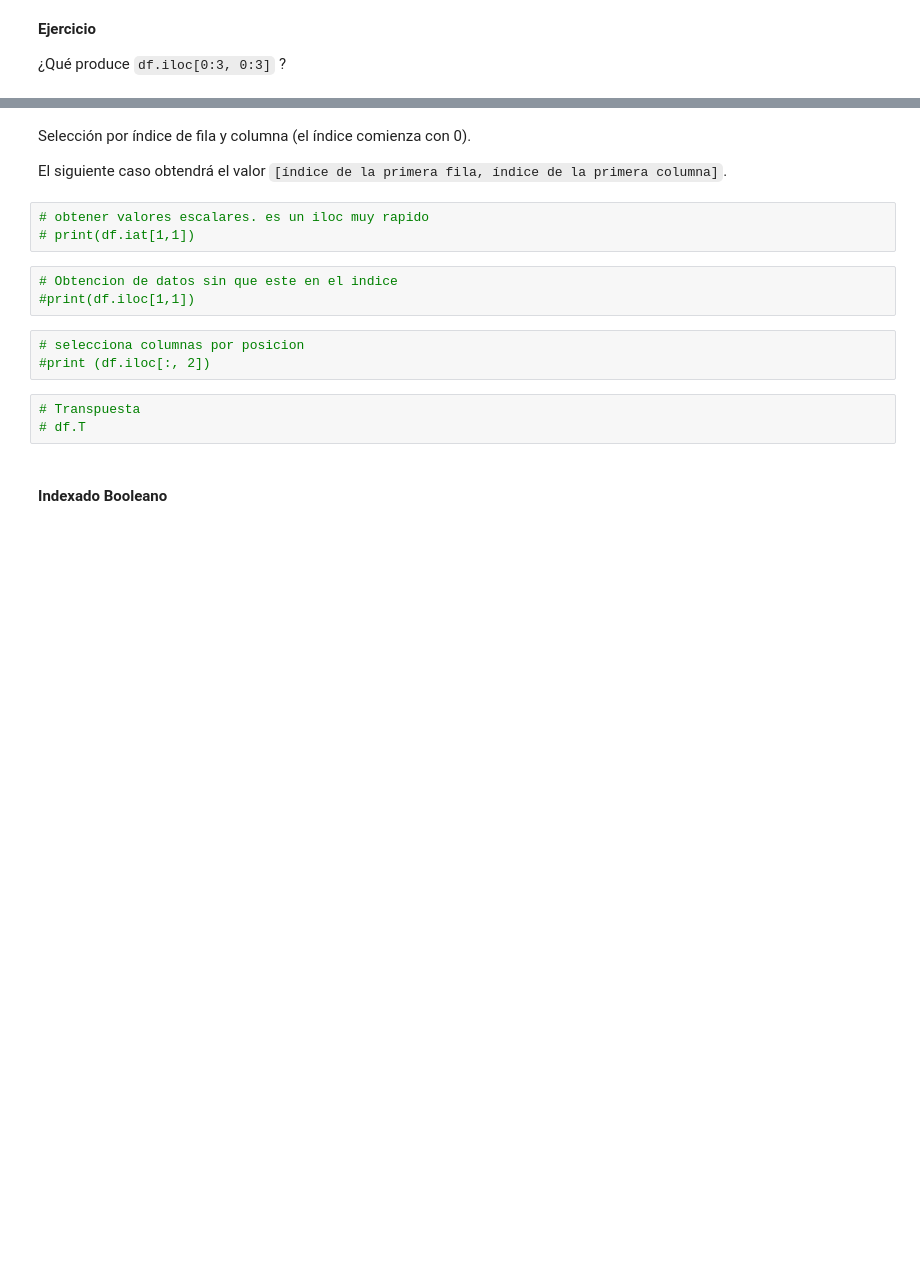
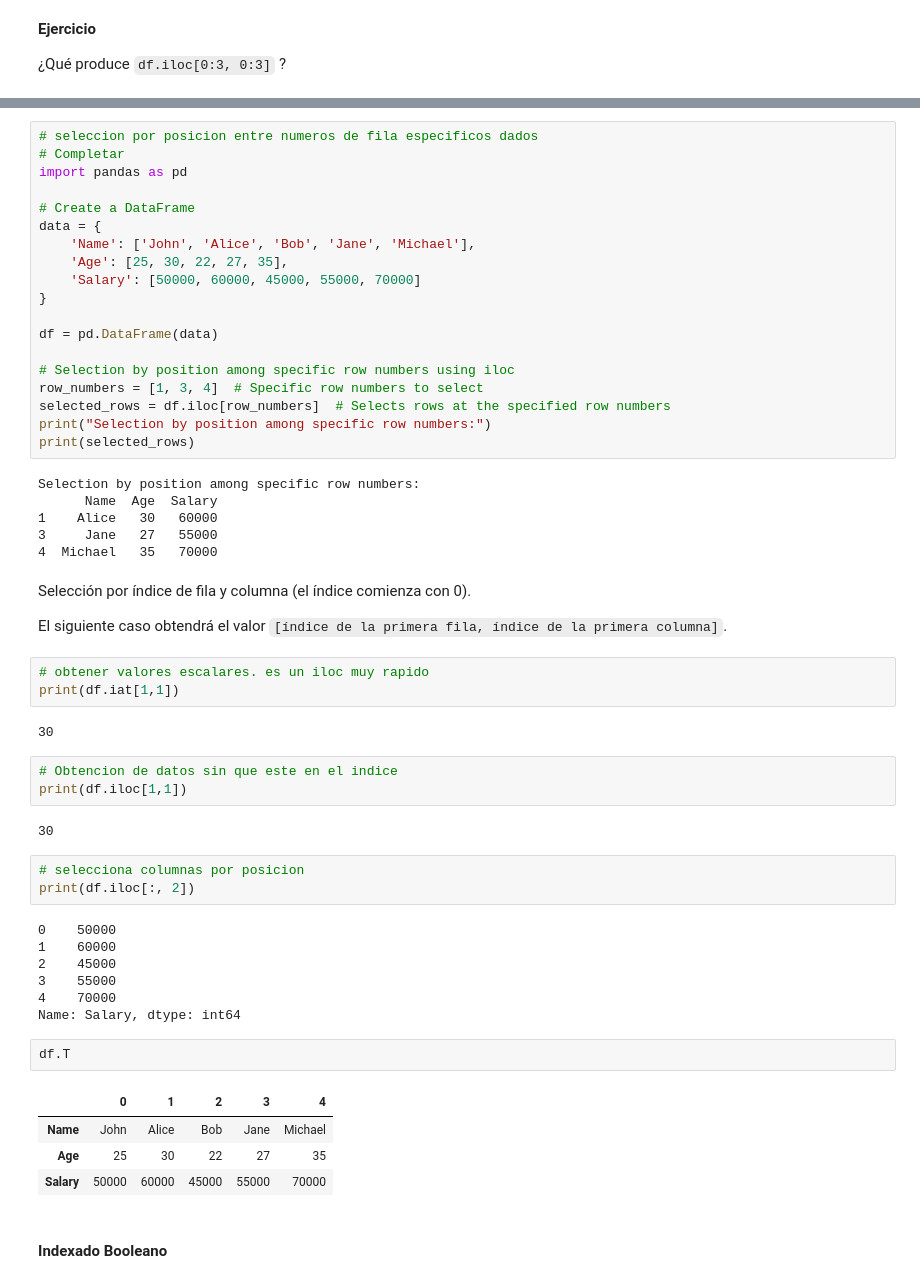
Before and after one commit to Josema1304/C8280, a Jupyter notebook: Pandas.ipynb, the cells around one changed output, grey strips where cells are left out. Saved outputs shown, nothing was run; the diff lists cells and outputs as text; blank space fills up the shorter version.

```diff
--- a/Pandas.ipynb
+++ b/Pandas.ipynb
@@ -301,18 +514,58 @@ Selección diferente por opciones de etiqueta
+# %%
+# seleccion por posicion entre numeros de fila especificos dados
+# Completar
+import pandas as pd
+
+# Create a DataFrame
+data = {
+    'Name': ['John', 'Alice', 'Bob', 'Jane', 'Michael'],
+    'Age': [25, 30, 22, 27, 35],
+    'Salary': [50000, 60000, 45000, 55000, 70000]
+}
+
+df = pd.DataFrame(data)
+
+# Selection by position among specific row numbers using iloc
+row_numbers = [1, 3, 4]  # Specific row numbers to select
+selected_rows = df.iloc[row_numbers]  # Selects rows at the specified row numbers
+print("Selection by position among specific row numbers:")
+print(selected_rows)
+# %% [output]
+Selection by position among specific row numbers:
+      Name  Age  Salary
+1    Alice   30   60000
+3     Jane   27   55000
+4  Michael   35   70000
 # %% [markdown]
 Selección por índice de fila y columna (el índice comienza con 0).
 
 El siguiente caso obtendrá el valor `[índice de la primera fila, índice de la primera columna]`.
 # %%
 # obtener valores escalares. es un iloc muy rapido
-# print(df.iat[1,1])
+print(df.iat[1,1])
+# %% [output]
+30
 # %%
 # Obtencion de datos sin que este en el indice
-#print(df.iloc[1,1])
+print(df.iloc[1,1])
+# %% [output]
+30
 # %%
 # selecciona columnas por posicion
-#print (df.iloc[:, 2])
+print(df.iloc[:, 2])
+# %% [output]
+0    50000
+1    60000
+2    45000
+3    55000
+4    70000
+Name: Salary, dtype: int64
-# %%
-# Transpuesta
-# df.T
+# %%
+df.T
+# %% [output]
+|  | 0 | 1 | 2 | 3 | 4 |
+| Name | John | Alice | Bob | Jane | Michael |
+| Age | 25 | 30 | 22 | 27 | 35 |
+| Salary | 50000 | 60000 | 45000 | 55000 | 70000 |
 # %% [markdown]
 #### Indexado Booleano
```
Also changed, not shown: parts of 71 cells of this notebook.
